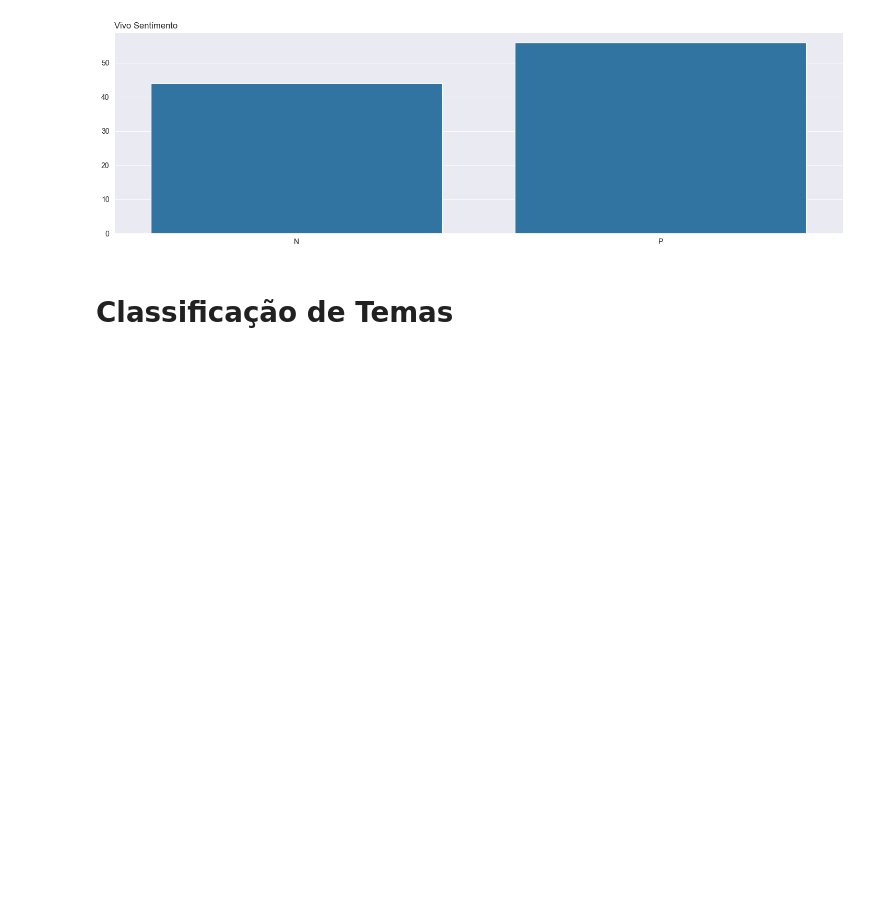
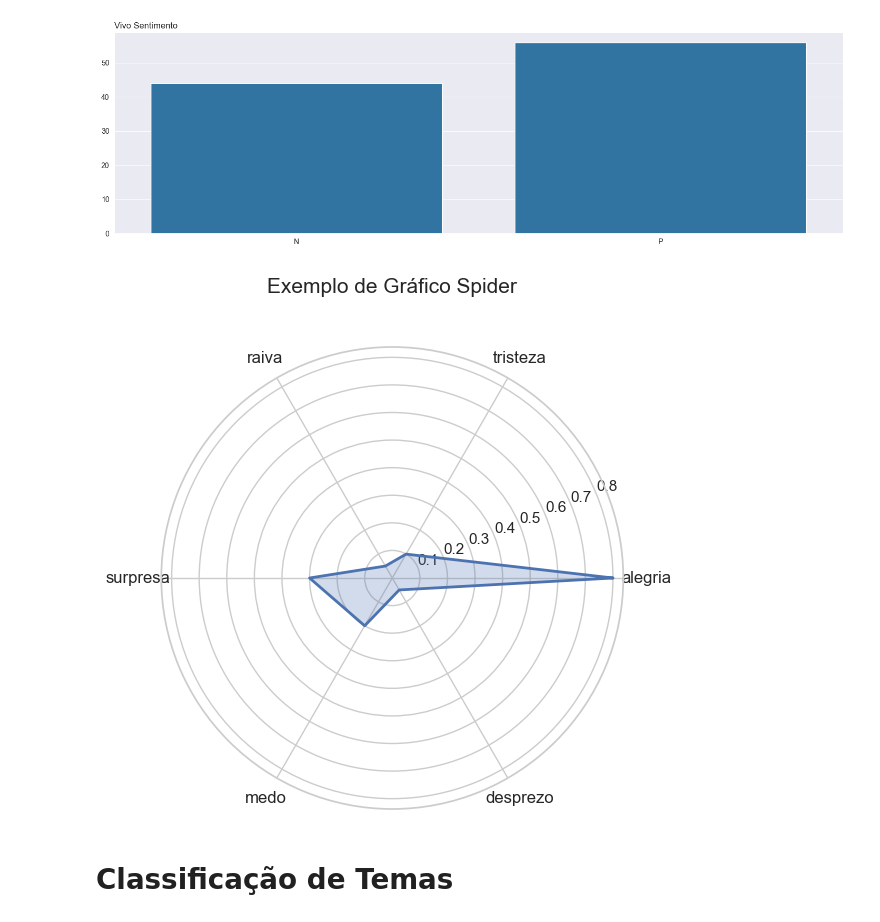
Before and after one commit to PedroReste/analises_e_insights, a Jupyter notebook: sentimentos_e_temas_de_comentarios_de_apps/notebook.ipynb, the cells around one changed output. Drawn from its saved outputs; the diff is of its cells as text; code cells hidden in the pictures; blank space fills up the shorter version.

```diff
--- a/sentimentos_e_temas_de_comentarios_de_apps/notebook.ipynb
+++ b/sentimentos_e_temas_de_comentarios_de_apps/notebook.ipynb
@@ -286,3 +382,49 @@ _ = plt.xlabel("")
 _ = plt.ylabel("")
 # %% [output]
 [figure]
+# %%
+import numpy as np
+import pandas as pd
+import matplotlib.pyplot as plt
+import seaborn as sns
+
+# Exemplo de dados: emoções e seus scores
+data = {
+    'emoções': ['alegria', 'tristeza', 'raiva', 'surpresa', 'medo', 'desprezo'],
+    'score': [0.8, 0.1, 0.05, 0.3, 0.2, 0.05]
+}
+
+df = pd.DataFrame(data)
+
+# Número de variáveis
+categories = list(df['emoções'])
+N = len(categories)
+
+# Repetir o primeiro valor para fechar o gráfico
+values = df['score'].tolist()
+values += values[:1]
+
+# Ângulos para cada eixo
+angles = [n / float(N) * 2 * np.pi for n in range(N)]
+angles += angles[:1]
+
+# Estilo Seaborn
+sns.set(style="whitegrid")
+
+# Inicializa o radar
+fig, ax = plt.subplots(figsize=(6, 6), subplot_kw=dict(polar=True))
+
+# Desenha a linha
+ax.plot(angles, values, linewidth=2, linestyle='solid', color='b')
+ax.fill(angles, values, 'b', alpha=0.25)
+
+# Ajuste dos rótulos
+ax.set_xticks(angles[:-1])
+ax.set_xticklabels(categories, fontsize=12)
+
+# Título
+plt.title('Exemplo de Gráfico Spider', size=15, y=1.1)
+
+plt.show()
+# %% [output]
+[figure, added]
```
Also changed, not shown: parts of 22 cells of this notebook.
